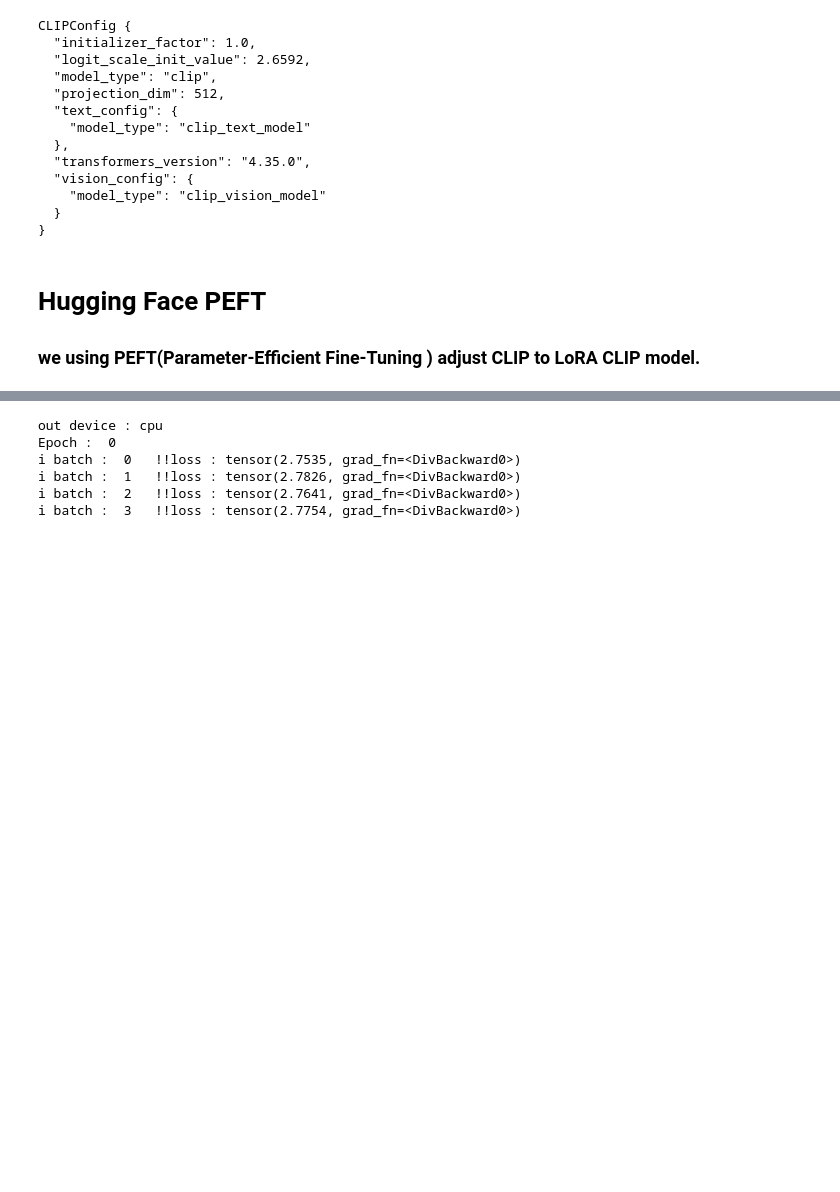
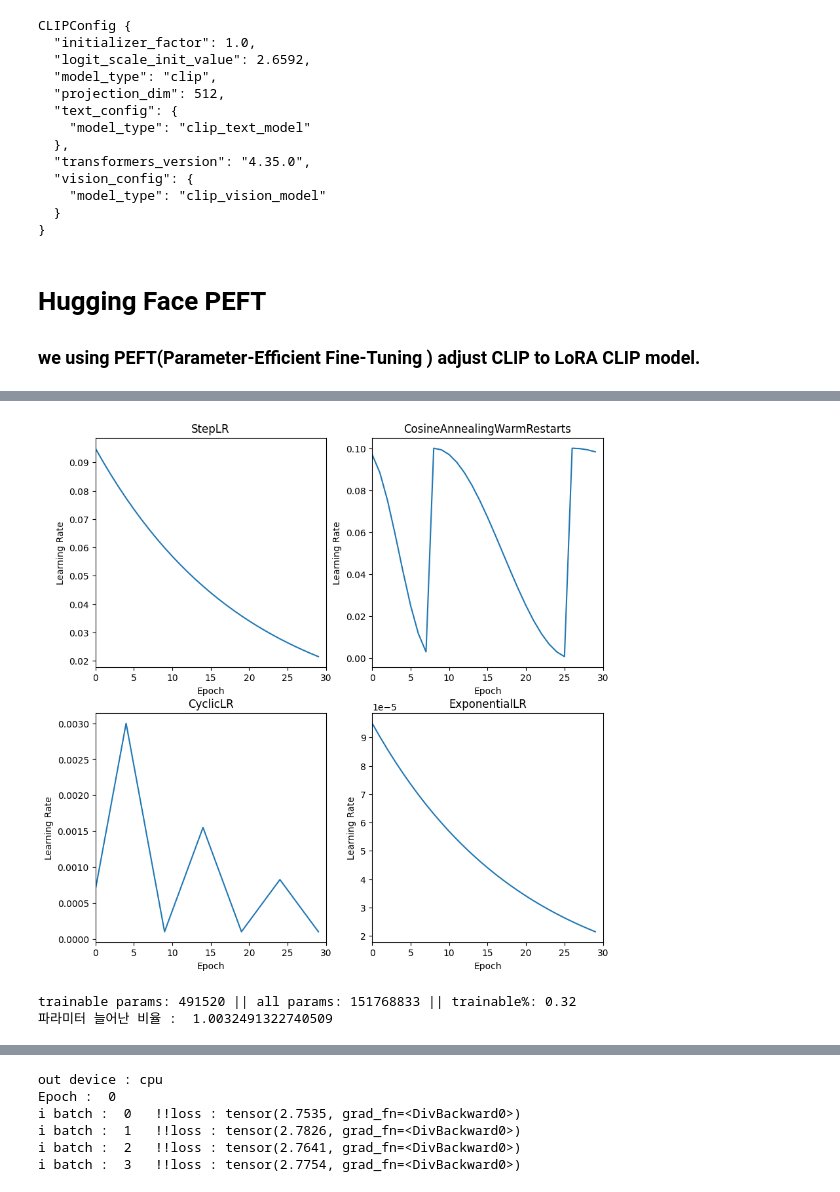
Before and after one commit to Blackeyes0u0/CLIP-PEFT, a Jupyter notebook: project_code/youtube/Loss_function/Dataset&LoRA.ipynb, the cells around one changed output, grey strips where cells are left out. Cells and saved outputs as stored; diff of their text form; code cells hidden in the pictures; blank space fills up the shorter version.

```diff
--- a/project_code/youtube/Loss_function/Dataset&LoRA.ipynb
+++ b/project_code/youtube/Loss_function/Dataset&LoRA.ipynb
@@ -483,3 +508,78 @@ trainable params: 246257664 || all params: 274651905 || trainable%: 89.66
+# %%
+import matplotlib.pyplot as plt
+import numpy as np
+import torch.nn as nn
+import torch
+from torch.optim.lr_scheduler import CosineAnnealingWarmRestarts , CyclicLR, ExponentialLR,StepLR, CosineAnnealingLR
+# optimizer = torch.optim.Adam(model.parameters(), lr = 0)
+# scheduler = CosineAnnealingWarmUpRestarts(optimizer, T_0=150, T_mult=1, eta_max=0.1,  T_up=10, gamma=0.5)
+
+# Define the model
+model = nn.Linear(1, 1)
+optimizer = torch.optim.SGD(model.parameters(), lr=0.1, momentum=0.9, weight_decay=5e-4)
+
+num_epochs = 30
+# Define list to store learning rate values
+lr_values = []
+
+n, m = 2, 2
+fig, ax = plt.subplots(n, m, figsize=(10, 10))
+lr_decay_step = 1
+scheduler1 = StepLR(optimizer, lr_decay_step, gamma=0.95)
+scheduler2 = CosineAnnealingWarmRestarts(optimizer, T_0=9, T_mult=2, eta_min=0, last_epoch=-1)
+scheduler3 = CyclicLR(optimizer, base_lr=0.0001, max_lr=0.003, step_size_up=5, step_size_down=5, mode='triangular2', gamma=1.0, scale_fn=None, scale_mode='cycle', cycle_momentum=True, base_momentum=0.8, max_momentum=0.95, last_epoch=-1)
+scheduler4 = ExponentialLR(optimizer, gamma=0.95)
+for i in range(n):
+    for j in range(m):
+        if i == 0 and j == 0:
+            scheduler = scheduler1
+        elif i == 0 and j == 1:
+            scheduler = scheduler2
+        elif i == 1 and j == 0:
+            scheduler = scheduler3
+        elif i == 1 and j == 1:
+            scheduler = scheduler4
+        # Loop over epochs
+        for epoch in range(num_epochs):
+            # Step the scheduler
+            scheduler.step()
+            # Get the current learning rate
+            lr = optimizer.param_groups[0]['lr']
+            # Append the learning rate to the list
+            lr_values.append(lr)
+        ax[i, j].plot(lr_values)
+        x = f'{scheduler}'.split(' ')[0]
+        ax[i, j].set_title(x[26:])
+        ax[i, j].set_xlabel('Epoch')
+        ax[i, j].set_xlim(0, num_epochs)
+        ax[i, j].set_ylabel('Learning Rate')
+        lr_values = []
+plt.show()
+# %% [output]
+[figure, added]
+# %%
+from peft import get_peft_model, LoraConfig, TaskType
+
+config = LoraConfig(
+    task_type=TaskType.FEATURE_EXTRACTION,
+    inference_mode=False,
+    r=4,
+    lora_alpha=16,
+    lora_dropout=0.1,
+    target_modules=["q_proj", "v_proj","k_proj","out_proj"], # PEFT를 적용할 모듈
+    bias="none", # Bias usage
+
+    # 여기를 붙이면 파라미터가 급격하게 늘어나는데 왜그런걸까? : encoder파라미터 저장.
+    # modules_to_save=["encoder"], #save module list
+)
+
+lora_model = get_peft_model(model, config)
+_,lora_params = print_trainable_parameters(lora_model)
+
+print('파라미터 늘어난 비율 : ',lora_params/basis_params)
+# %% [output]
+trainable params: 491520 || all params: 151768833 || trainable%: 0.32
+파라미터 늘어난 비율 :  1.0032491322740509
 # %%
 import loralib as lora
 # This sets requires_grad to False for all parameters without the string "lora_" in their names
```
Also changed, not shown: parts of 12 cells of this notebook, 4 other files.
